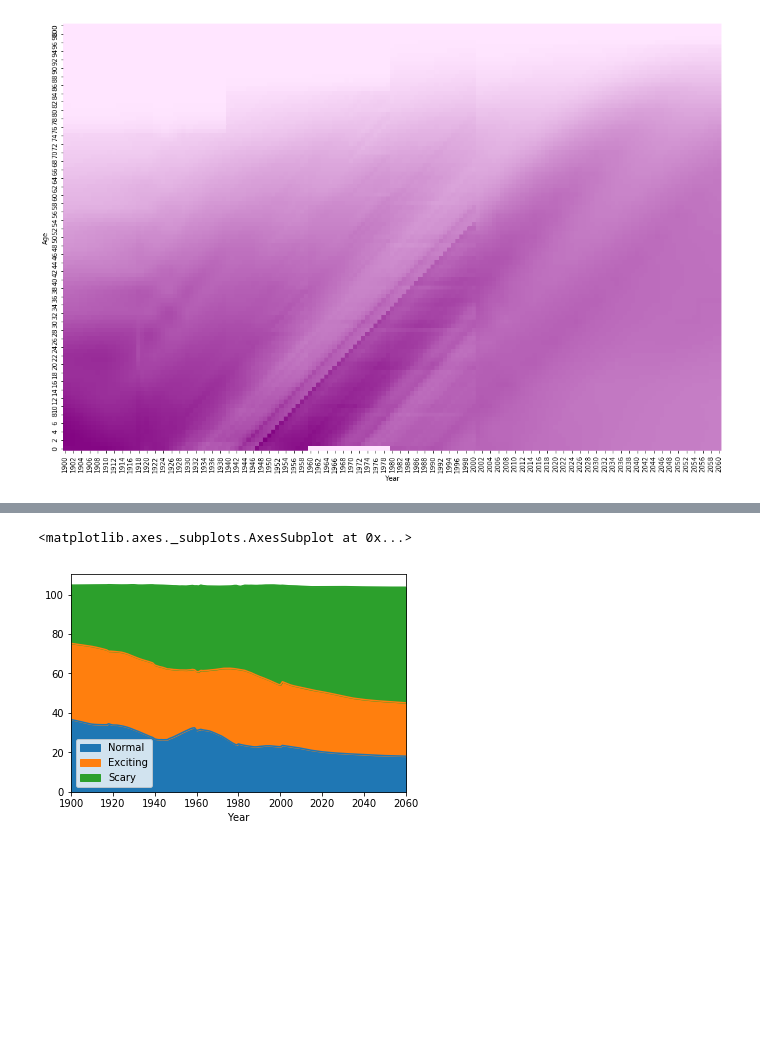
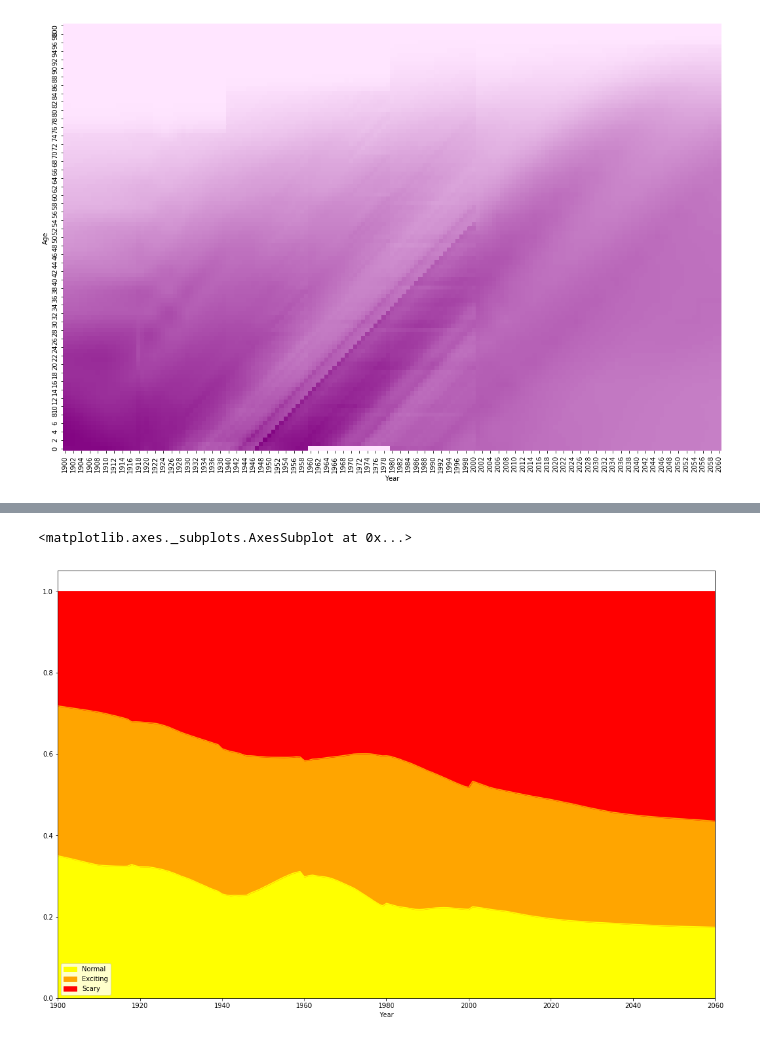
Before and after one commit to bmcmenamin/sundries, a Jupyter notebook: age_distro/combine age files.ipynb, the cells around one changed output, grey strips where cells are left out. Cells and saved outputs as stored; diff of their text form; code cells hidden in the pictures; blank space fills up the shorter version.

```diff
--- a/age_distro/combine age files.ipynb
+++ b/age_distro/combine age files.ipynb
@@ -70,16 +61,21 @@ sb.heatmap(
 # %%
+fig, ax = plt.subplots(nrows=1, ncols=1, figsize=(18, 12))
+
+
 _df = df_pivot_interp_heatmap.sort_index()
 
 df_now_sentiment = pd.concat([
     _df.loc[:15].sum(axis=0).rename('Normal'),
     _df.loc[15:36].sum(axis=0).rename('Exciting'),
     _df.loc[35:].sum(axis=0).rename('Scary')
 ], axis=1)
 
-df_now_sentiment.plot(stacked=True, kind='area')
+df_now_sentiment = df_now_sentiment.divide(df_now_sentiment.sum(axis=1), axis=0)
+
+df_now_sentiment.plot(stacked=True, kind='area', color=['yellow', 'orange', 'r'], ax=ax)
 # %% [output]
 <matplotlib.axes._subplots.AxesSubplot at 0x...>
-[figure, old version]
+[figure, new version]
 # %%
 joint_df_list = []
 for year_x in _df:
```
Also changed, not shown: parts of 6 cells of this notebook.
